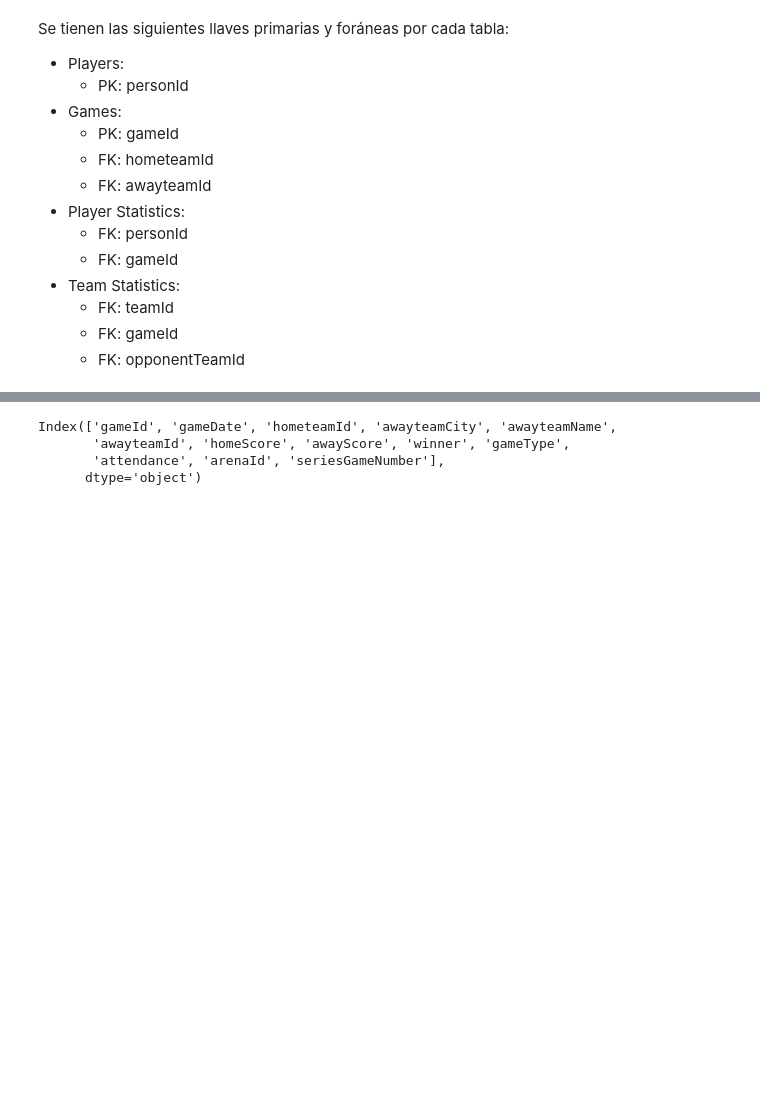
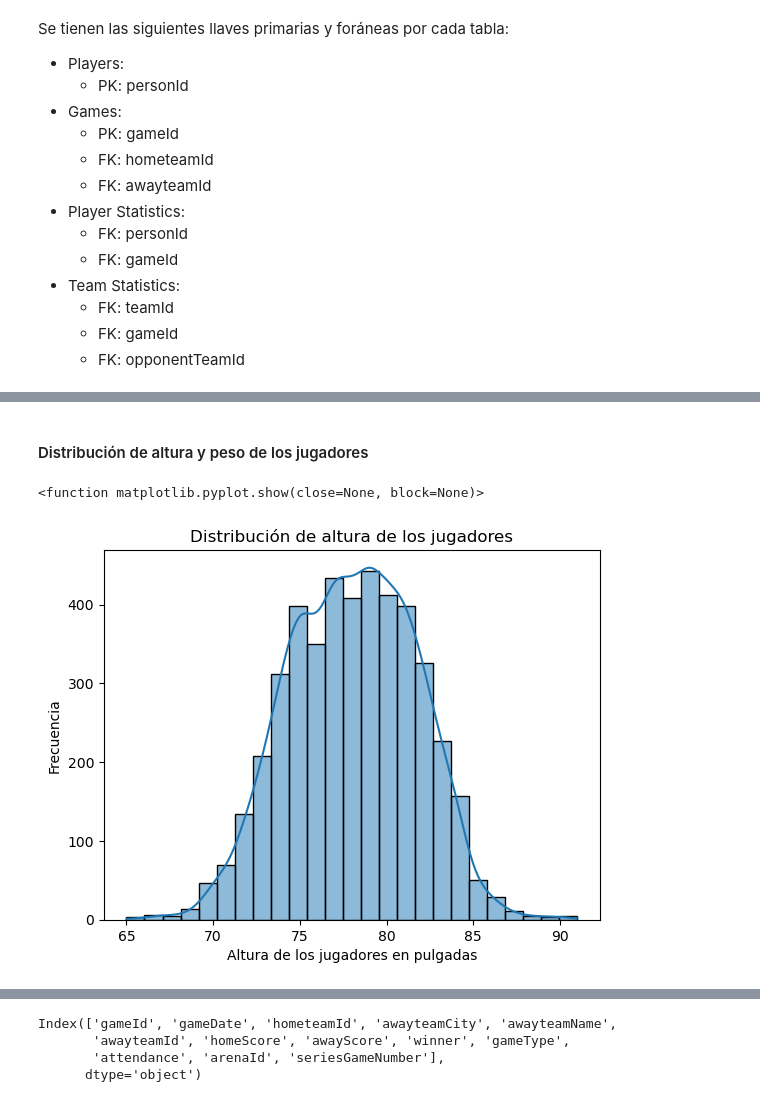
Before and after one commit to 2roma5/Diplomado_M1, a Jupyter notebook: nba.ipynb, the cells around one changed output, grey strips where cells are left out. Drawn from its saved outputs; the diff is of its cells as text; code cells hidden in the pictures; blank space fills up the shorter version.

```diff
--- a/nba.ipynb
+++ b/nba.ipynb
@@ -248,0 +376,11 @@ Cambio de prueba
+# %% [markdown]
+#### Distribución de altura y peso de los jugadores
+# %%
+sns.histplot(players['height'],bins=25,kde=True)
+plt.title("Distribución de altura de los jugadores")
+plt.xlabel("Altura de los jugadores en pulgadas")
+plt.ylabel("Frecuencia")
+plt.show
+# %% [output]
+<function matplotlib.pyplot.show(close=None, block=None)>
+[figure, added]
```
Also changed, not shown: parts of 21 cells of this notebook.
